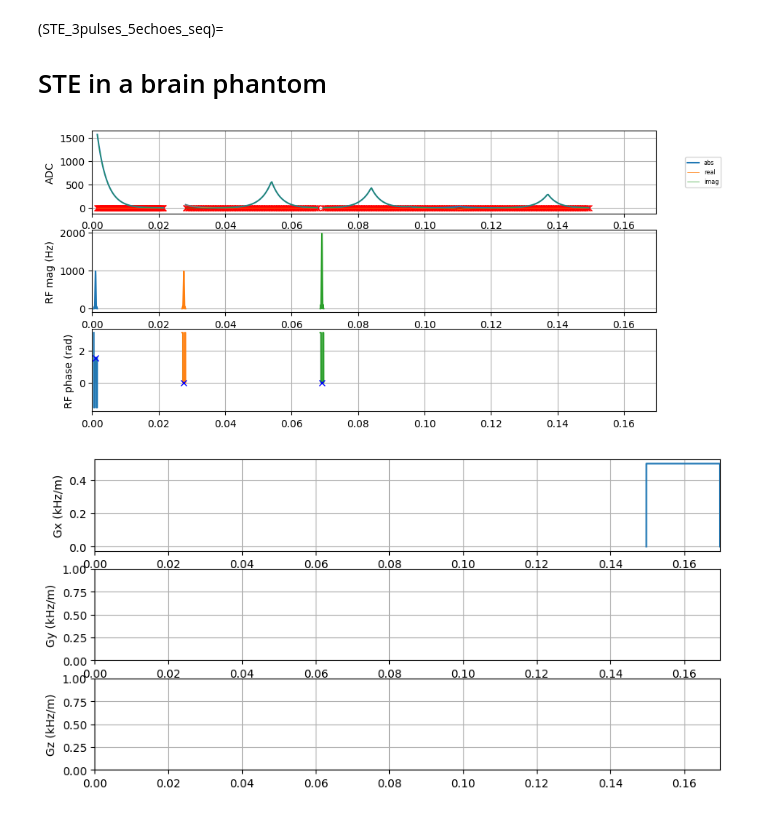
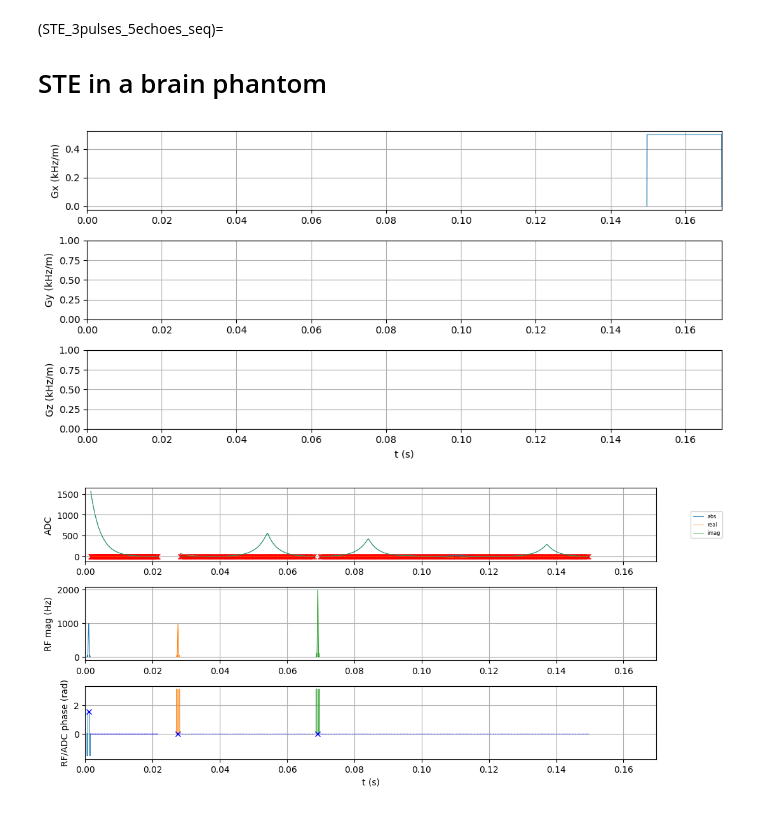
Before and after one commit to MRsources/MRzero-Core, a Jupyter notebook: documentation/playground_mr0/mr0_STE_3pulses_5echoes_seq.ipynb, the cells around one changed output. Saved outputs shown, nothing was run; the diff lists cells and outputs as text; code cells hidden in the pictures.

Commit message:
pulseq 1.4 removed numpy crap plot function updated

```diff
--- a/documentation/playground_mr0/mr0_STE_3pulses_5echoes_seq.ipynb
+++ b/documentation/playground_mr0/mr0_STE_3pulses_5echoes_seq.ipynb
@@ -89,33 +81,35 @@ seq.add_block(pp.make_trapezoid('x', duration=20e-3, area=10))
 # Prepare the sequence output for the scanner
 seq.set_definition('FOV', [fov, fov, slice_thickness])
 seq.set_definition('Name', experiment_id)
 seq.write(experiment_id + ".seq")
 
 # %% S4: SETUP SPIN SYSTEM/object on which we can run the MR sequence external.seq from above
 sz = [64, 64]
 obj_p = mr0.VoxelGridPhantom.load_mat('numerical_brain_cropped.mat')
 obj_p = obj_p.interpolate(sz[0], sz[1], 1)
 # Manipulate loaded data
 obj_p.B0 *= 0
 obj_p.D *= 0
 obj_p.T2dash *= 0.1
 #obj_p.plot()
 # Convert Phantom into simulation data
 obj_p = obj_p.build()
 
 # %% S5:. SIMULATE  the external.seq file and add acquired signal to ADC plot
 # Read in the sequence
 seq0 = mr0.Sequence.import_file(experiment_id + ".seq")
 # seq0.plot_kspace_trajectory()
 # Simulate the sequence
 graph = mr0.compute_graph(seq0, obj_p, 200, 1e-3)
 signal = mr0.execute_graph(graph, seq0, obj_p, print_progress=False)
 # PLOT sequence with SIGNAL
-sp_adc, t_adc = mr0.util.pulseq_plot(seq=seq,signal=signal.numpy())
+seq.plot(plot_now=False)
+mr0.util.insert_signal_plot(seq=seq, signal =signal.numpy())
+plt.show()
 
 #plt.figure()
 #plt.plot(signal.abs().numpy(),'.')
 #plt.show()
 # %% [output]
-[figure, old version]
+[figure, new version]
-[figure, old version]
+[figure, new version]
```
Also changed, not shown: parts of 3 cells of this notebook.
